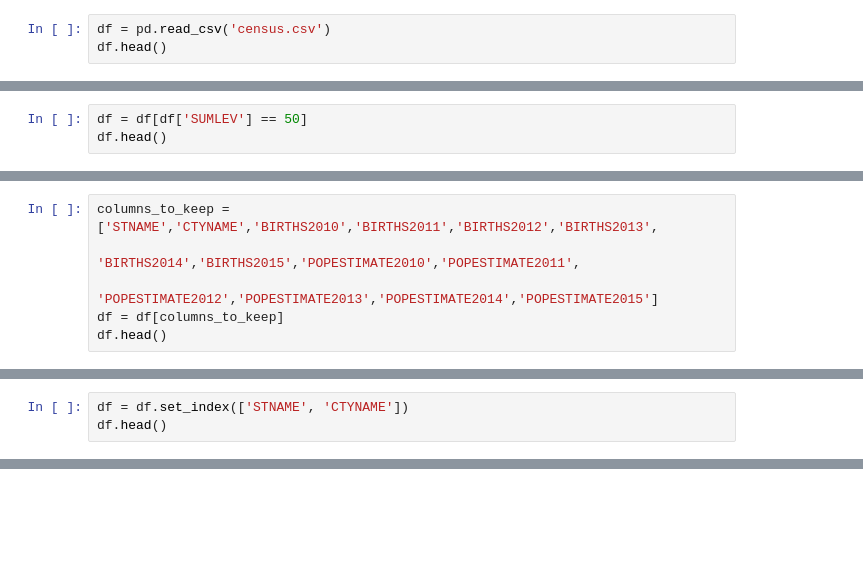
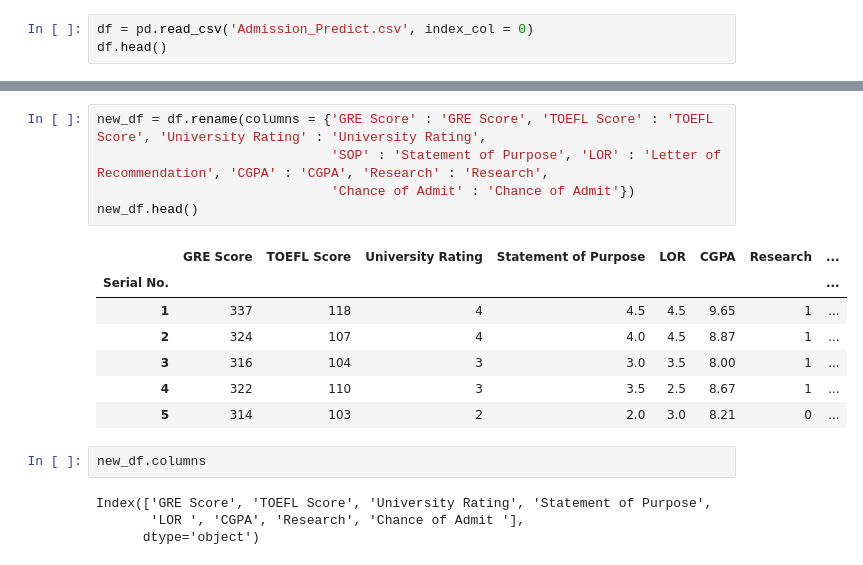
Before and after one commit to siddharthchd/Applied_Data_Science_with_Python, a Jupyter notebook: Introduction_to_Data_Science_in_Python/week2/dfIndexing.ipynb, the cells around one changed output, grey strips where cells are left out. Drawn from its saved outputs; the diff is of its cells as text; blank space fills up the shorter version.

```diff
--- a/Introduction_to_Data_Science_in_Python/week2/dfIndexing.ipynb
+++ b/Introduction_to_Data_Science_in_Python/week2/dfIndexing.ipynb
@@ -38,4 +35,4 @@ df.head()
 # %%
-df = pd.read_csv('census.csv')
+df = pd.read_csv('Admission_Predict.csv', index_col = 0)
 df.head()
 # %% [output]
@@ -53,3 +45,0 @@ array([40, 50])
-# %%
-df = df[df['SUMLEV'] == 50]
-df.head()
@@ -64,6 +45,0 @@ df.head()
-# %%
-columns_to_keep = ['STNAME','CTYNAME','BIRTHS2010','BIRTHS2011','BIRTHS2012','BIRTHS2013',
-                   'BIRTHS2014','BIRTHS2015','POPESTIMATE2010','POPESTIMATE2011',
-                   'POPESTIMATE2012','POPESTIMATE2013','POPESTIMATE2014','POPESTIMATE2015']
-df = df[columns_to_keep]
-df.head()
@@ -77,3 +45,0 @@ df.head()
-# %%
-df = df.set_index(['STNAME', 'CTYNAME'])
-df.head()
@@ -111,0 +46,19 @@ df.loc[[('Michigan', 'Washtenaw County'),
+# %%
+new_df = df.rename(columns = {'GRE Score' : 'GRE Score', 'TOEFL Score' : 'TOEFL Score', 'University Rating' : 'University Rating',
+                              'SOP' : 'Statement of Purpose', 'LOR' : 'Letter of Recommendation', 'CGPA' : 'CGPA', 'Research' : 'Research',
+                              'Chance of Admit' : 'Chance of Admit'})
+new_df.head()
+# %% [output]
+|  | GRE Score | TOEFL Score | University Rating | Statement of Purpose | LOR | CGPA | Research | ... |
+| Serial No. |  |  |  |  |  |  |  | ... |
+| 1 | 337 | 118 | 4 | 4.5 | 4.5 | 9.65 | 1 | ... |
+| 2 | 324 | 107 | 4 | 4.0 | 4.5 | 8.87 | 1 | ... |
+| 3 | 316 | 104 | 3 | 3.0 | 3.5 | 8.00 | 1 | ... |
+| 4 | 322 | 110 | 3 | 3.5 | 2.5 | 8.67 | 1 | ... |
+| 5 | 314 | 103 | 2 | 2.0 | 3.0 | 8.21 | 0 | ... |
+# %%
+new_df.columns
+# %% [output]
+Index(['GRE Score', 'TOEFL Score', 'University Rating', 'Statement of Purpose',
+       'LOR ', 'CGPA', 'Research', 'Chance of Admit '],
+      dtype='object')
```
Also changed, not shown: parts of 16 cells of this notebook.
